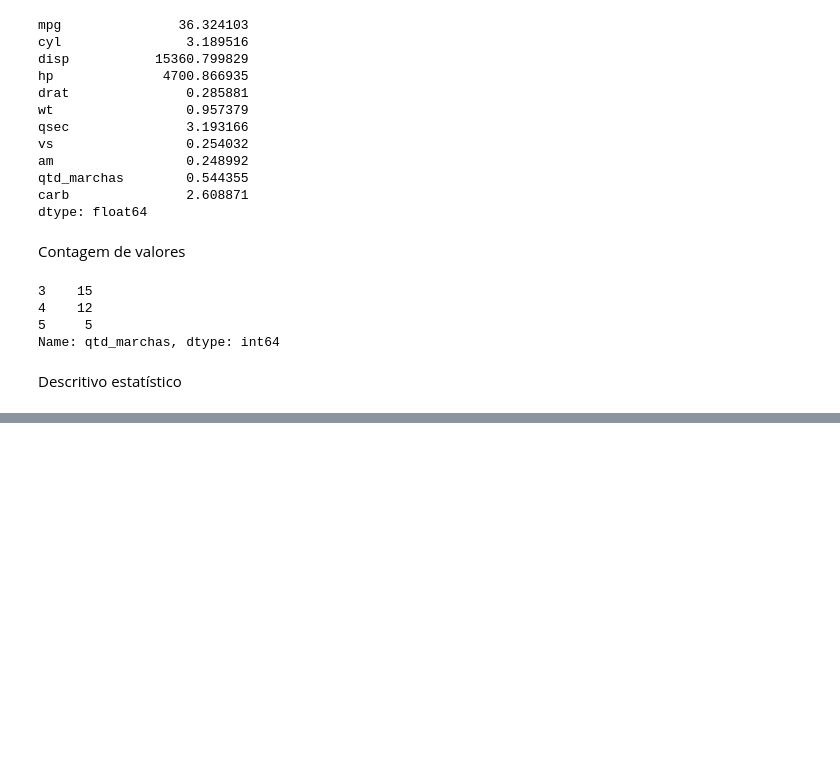
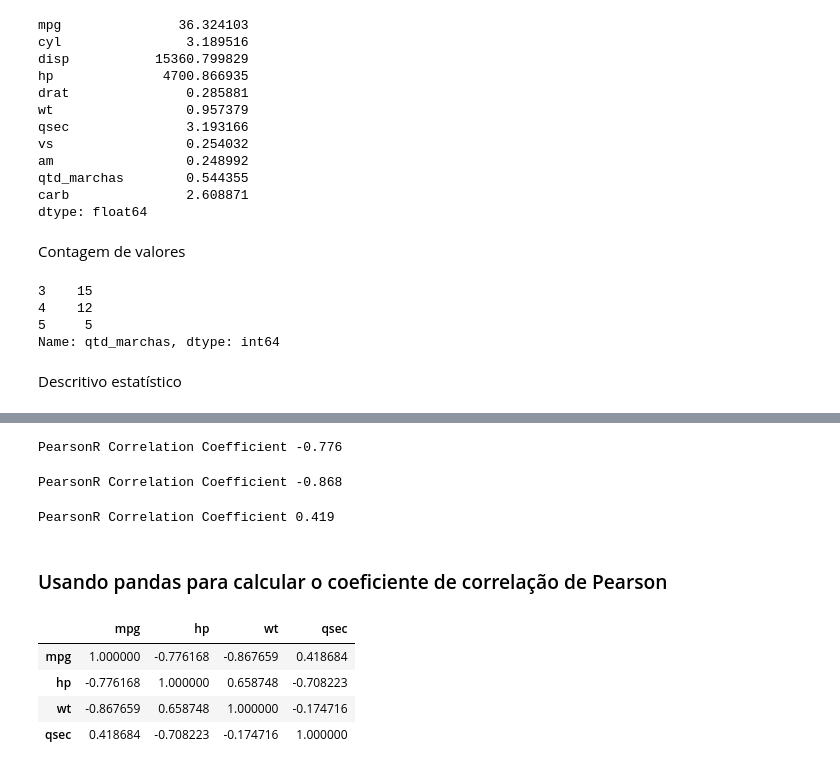
Before and after one commit to joaocbjr/Learn_DataScience, a Jupyter notebook: Cap_3_Matemática_e_Estatística_Básicas.ipynb, the cells around one changed output, grey strips where cells are left out. Cells and saved outputs as stored; diff of their text form; code cells hidden in the pictures; blank space fills up the shorter version.

```diff
--- a/Cap_3_Matemática_e_Estatística_Básicas.ipynb
+++ b/Cap_3_Matemática_e_Estatística_Básicas.ipynb
@@ -306,0 +346,31 @@ carros.describe()
+# %%
+mpg = carros['mpg']
+hp = carros['hp']
+qsec = carros['qsec']
+wt = carros['wt']
+
+coeficiente_pearsonr, p_valor = pearsonr(mpg, hp)
+print('PearsonR Correlation Coefficient {:0.3}'.format(coeficiente_pearsonr))
+# %% [output]
+PearsonR Correlation Coefficient -0.776
+# %%
+coeficiente_pearsonr, p_valor = pearsonr(mpg, wt)
+print('PearsonR Correlation Coefficient {:0.3}'.format(coeficiente_pearsonr))
+# %% [output]
+PearsonR Correlation Coefficient -0.868
+# %%
+coeficiente_pearsonr, p_valor = pearsonr(mpg, qsec)
+print('PearsonR Correlation Coefficient {:0.3}'.format(coeficiente_pearsonr))
+# %% [output]
+PearsonR Correlation Coefficient 0.419
+# %% [markdown]
+### Usando pandas para calcular o coeficiente de correlação de Pearson
+# %%
+corr = X.corr()
+corr
+# %% [output]
+|  | mpg | hp | wt | qsec |
+| mpg | 1.000000 | -0.776168 | -0.867659 | 0.418684 |
+| hp | -0.776168 | 1.000000 | 0.658748 | -0.708223 |
+| wt | -0.867659 | 0.658748 | 1.000000 | -0.174716 |
+| qsec | 0.418684 | -0.708223 | -0.174716 | 1.000000 |
```
Also changed, not shown: parts of 9 cells of this notebook.
